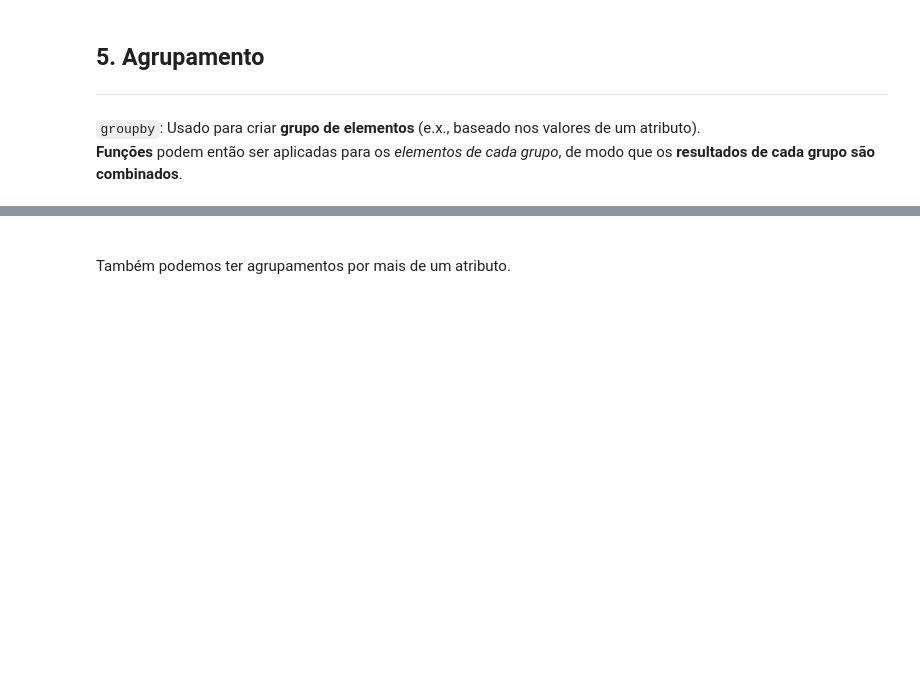
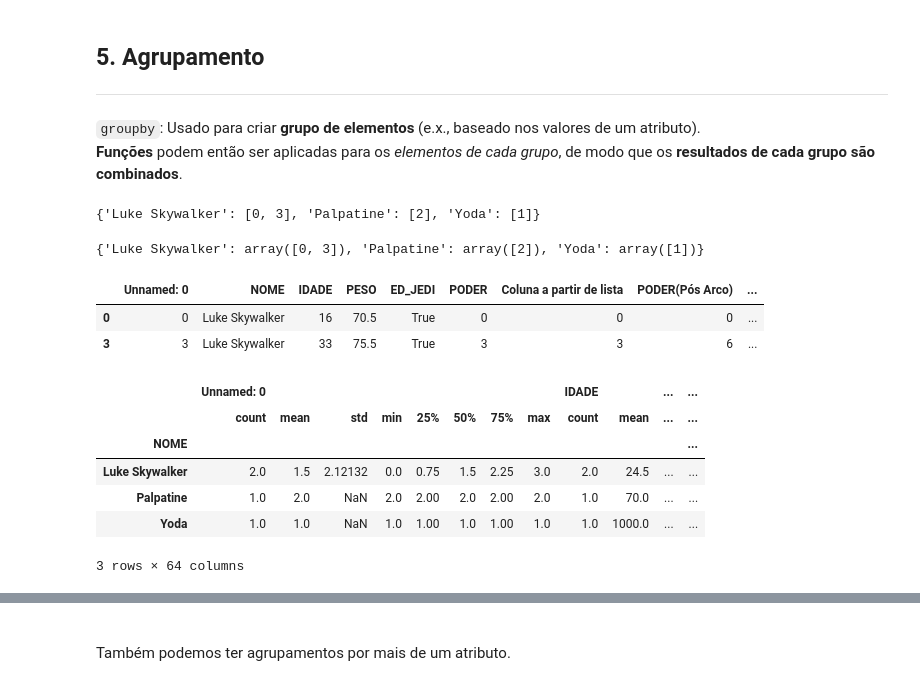
Before and after one commit to JairCipriano/projeto_machine_learning, a Jupyter notebook: projeto_pandas/manipulacao_de_dados_codigo_base.ipynb, the cells around one changed output, grey strips where cells are left out. Saved outputs shown, nothing was run; the diff lists cells and outputs as text; code cells hidden in the pictures; blank space fills up the shorter version.

```diff
--- a/projeto_pandas/manipulacao_de_dados_codigo_base.ipynb
+++ b/projeto_pandas/manipulacao_de_dados_codigo_base.ipynb
@@ -1519,3 +1733,37 @@ df
 # %% [markdown]
 `groupby`: Usado para criar **grupo de elementos** (e.x., baseado nos valores de um atributo). <br/>
 **Funções** podem então ser aplicadas para os _elementos de cada grupo_, de modo que os **resultados de cada grupo são combinados**.
+# %%
+grupos = persona_fim.groupby('NOME')
+# %%
+#Pode usar para achar os indices
+grupos.groups
+# %% [output]
+{'Luke Skywalker': [0, 3], 'Palpatine': [2], 'Yoda': [1]}
+# %%
+#Pode usar para achar os indices
+
+grupos.indices
+# %% [output]
+{'Luke Skywalker': array([0, 3]), 'Palpatine': array([2]), 'Yoda': array([1])}
+# %%
+#Pesquisa um determinado grupo
+#Porem preciSA fazer o agrupamento primeiro
+#No caso 'grupos = persona_fim.groupby('NOME')'
+grupos.get_group ('Luke Skywalker')
+# %% [output]
+|  | Unnamed: 0 | NOME | IDADE | PESO | ED_JEDI | PODER | Coluna a partir de lista | PODER(Pós Arco) | ... |
+| 0 | 0 | Luke Skywalker | 16 | 70.5 | True | 0 | 0 | 0 | ... |
+| 3 | 3 | Luke Skywalker | 33 | 75.5 | True | 3 | 3 | 6 | ... |
+# %%
+#DISCREVE  para nós informações do tipo "nome" e "idade" de um usuário.
+#Porém isso pode ser um pouco confuso por muita informção
+grupos.describe()
+# %% [output]
+|  | Unnamed: 0 |  |  |  |  |  |  |  | IDADE |  | ... | ... |
+|  | count | mean | std | min | 25% | 50% | 75% | max | count | mean | ... | ... |
+| NOME |  |  |  |  |  |  |  |  |  |  |  | ... |
+| Luke Skywalker | 2.0 | 1.5 | 2.12132 | 0.0 | 0.75 | 1.5 | 2.25 | 3.0 | 2.0 | 24.5 | ... | ... |
+| Palpatine | 1.0 | 2.0 | NaN | 2.0 | 2.00 | 2.0 | 2.00 | 2.0 | 1.0 | 70.0 | ... | ... |
+| Yoda | 1.0 | 1.0 | NaN | 1.0 | 1.00 | 1.0 | 1.00 | 1.0 | 1.0 | 1000.0 | ... | ... |
+3 rows × 64 columns
```
Also changed, not shown: parts of 49 cells of this notebook, 3 other files.
